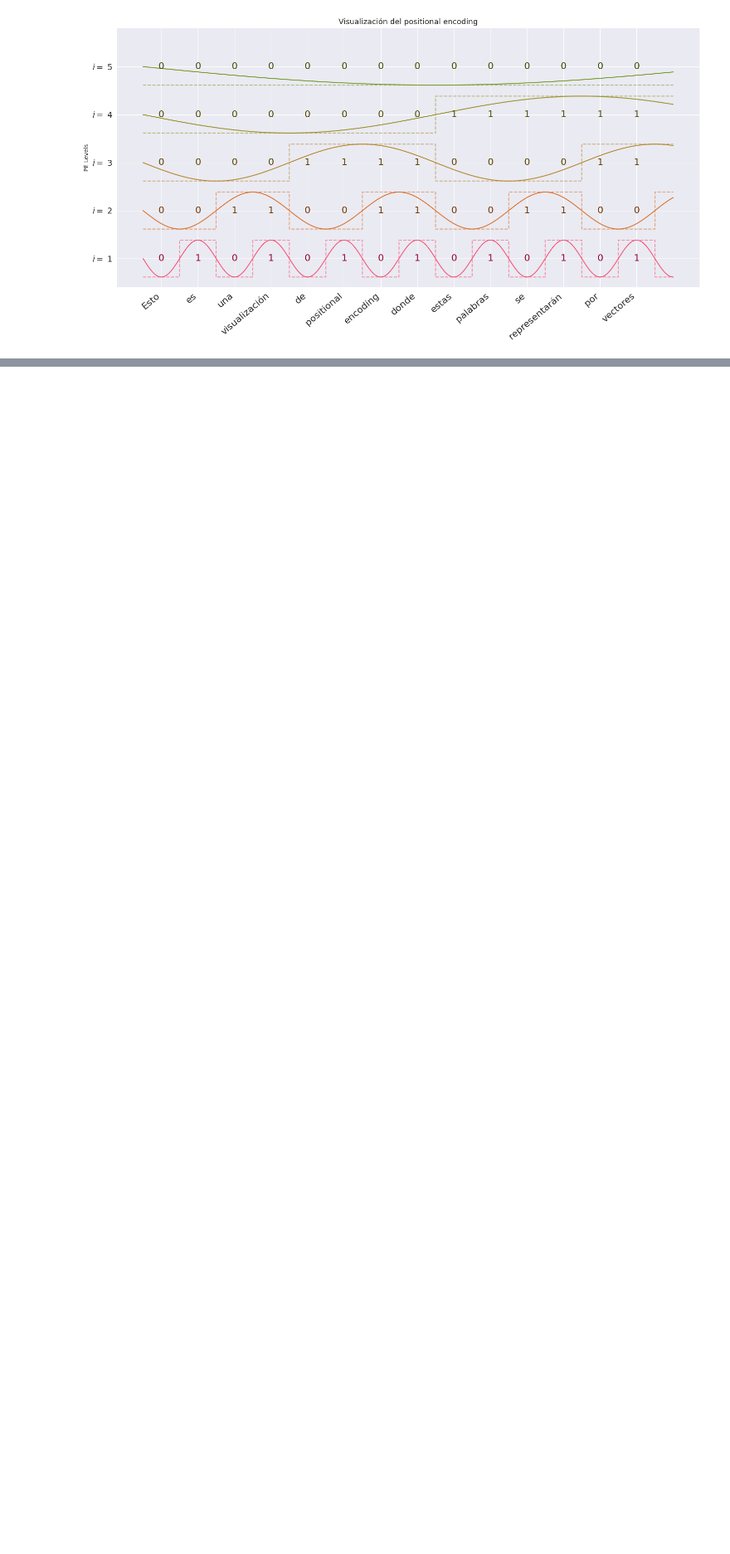
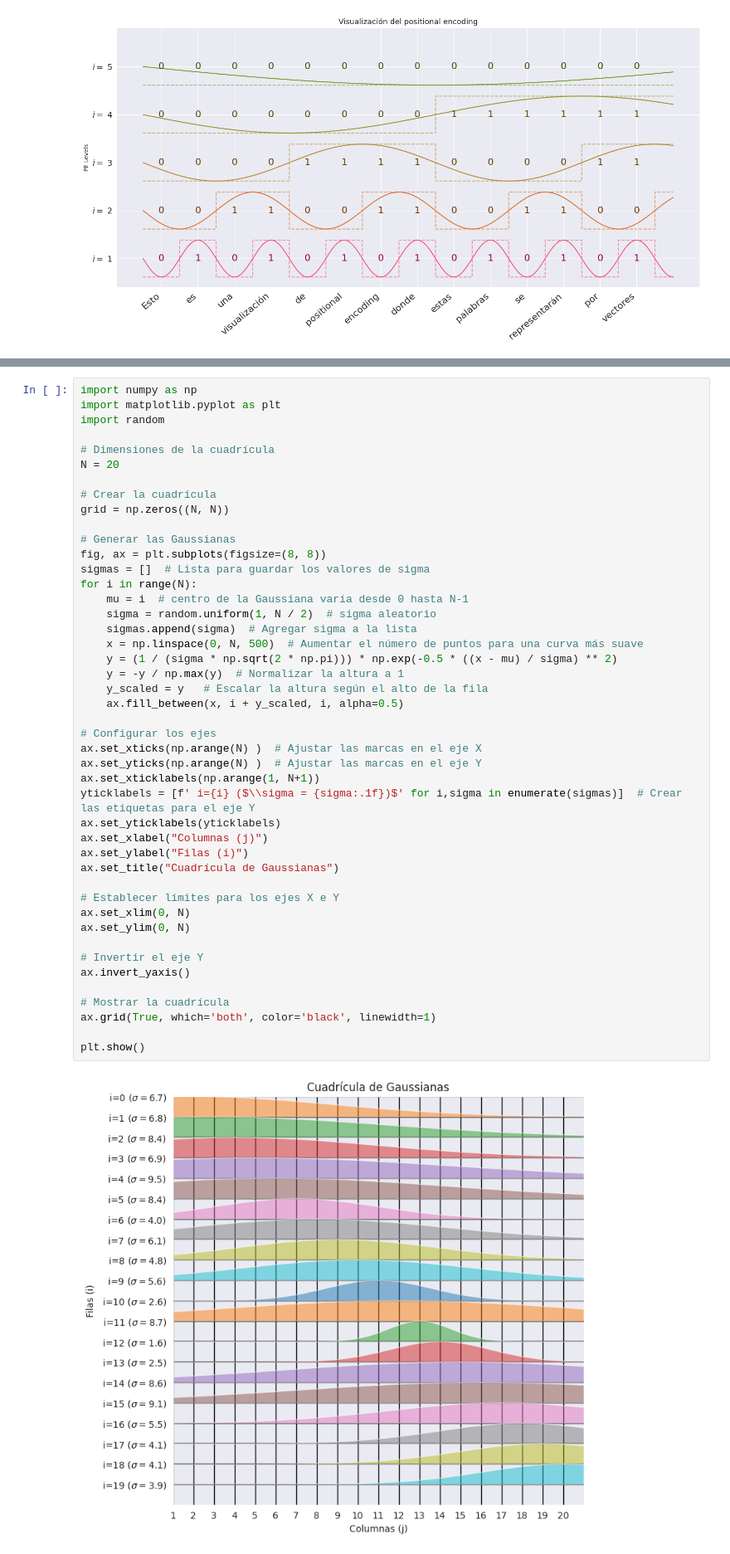
Before and after one commit to ArturoSirvent/TFM, a Jupyter notebook: visualizaciones_tfm/viz_documento.ipynb, the cells around one changed output, grey strips where cells are left out. Shown at 83% size. Drawn from its saved outputs; the diff is of its cells as text; blank space fills up the shorter version.

```diff
--- a/visualizaciones_tfm/viz_documento.ipynb
+++ b/visualizaciones_tfm/viz_documento.ipynb
@@ -58,0 +181,47 @@ plt.tight_layout()
+# %%
+import numpy as np
+import matplotlib.pyplot as plt
+import random
+
+# Dimensiones de la cuadrícula
+N = 20
+
+# Crear la cuadrícula
+grid = np.zeros((N, N))
+
+# Generar las Gaussianas
+fig, ax = plt.subplots(figsize=(8, 8))
+sigmas = []  # Lista para guardar los valores de sigma
+for i in range(N):
+    mu = i  # centro de la Gaussiana varía desde 0 hasta N-1
+    sigma = random.uniform(1, N / 2)  # sigma aleatorio
+    sigmas.append(sigma)  # Agregar sigma a la lista
+    x = np.linspace(0, N, 500)  # Aumentar el número de puntos para una curva más suave
+    y = (1 / (sigma * np.sqrt(2 * np.pi))) * np.exp(-0.5 * ((x - mu) / sigma) ** 2)
+    y = -y / np.max(y)  # Normalizar la altura a 1
+    y_scaled = y   # Escalar la altura según el alto de la fila
+    ax.fill_between(x, i + y_scaled, i, alpha=0.5)
+
+# Configurar los ejes
+ax.set_xticks(np.arange(N) )  # Ajustar las marcas en el eje X
+ax.set_yticks(np.arange(N) )  # Ajustar las marcas en el eje Y
+ax.set_xticklabels(np.arange(1, N+1))
+yticklabels = [f' i={i} ($\\sigma = {sigma:.1f})$' for i,sigma in enumerate(sigmas)]  # Crear las etiquetas para el eje Y
+ax.set_yticklabels(yticklabels)
+ax.set_xlabel("Columnas (j)")
+ax.set_ylabel("Filas (i)")
+ax.set_title("Cuadrícula de Gaussianas")
+
+# Establecer límites para los ejes X e Y
+ax.set_xlim(0, N)
+ax.set_ylim(0, N)
+
+# Invertir el eje Y
+ax.invert_yaxis()
+
+# Mostrar la cuadrícula
+ax.grid(True, which='both', color='black', linewidth=1)
+
+plt.show()
+# %% [output]
+[figure, added]
```
Also changed, not shown: parts of 5 cells of this notebook, 4 other files.
